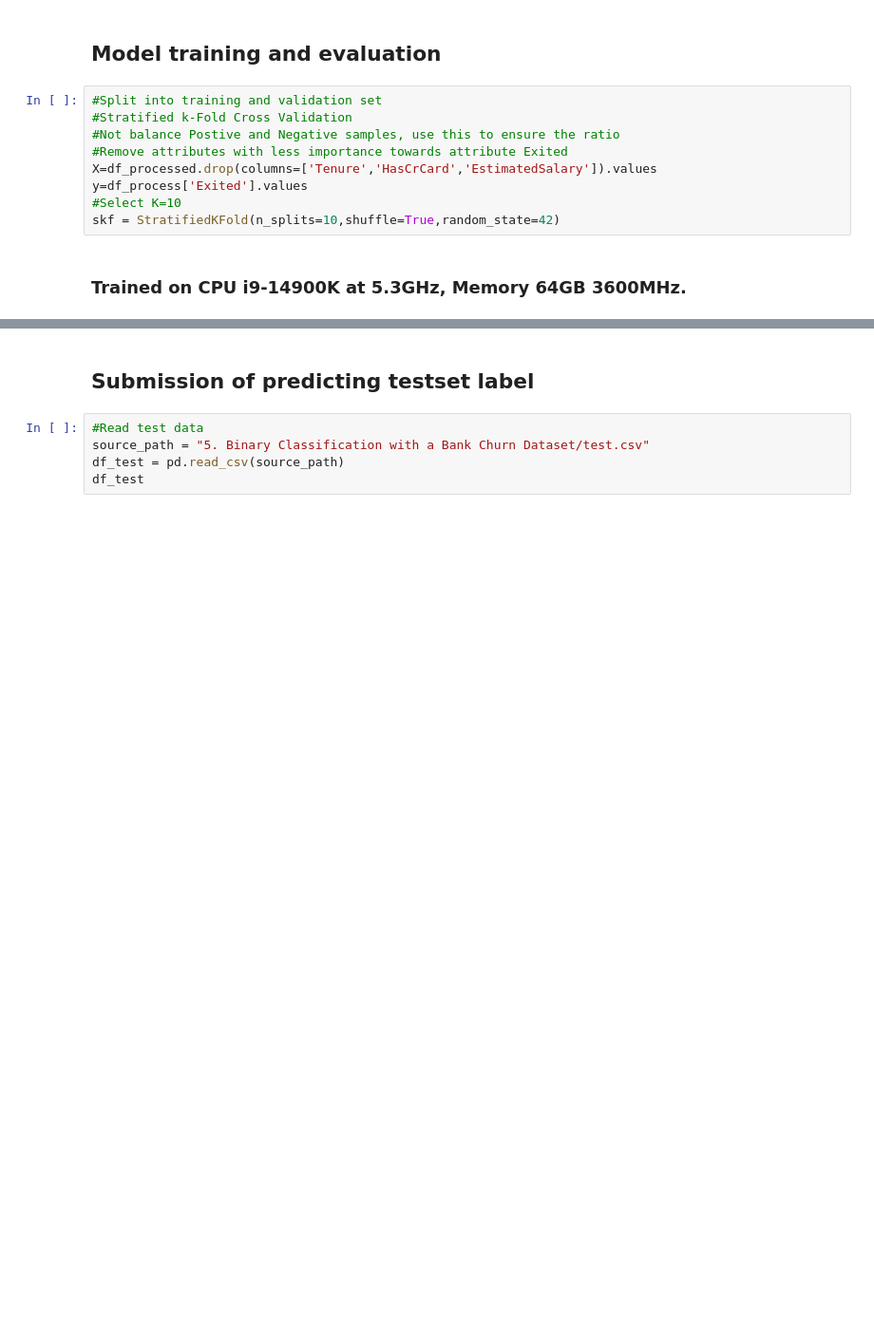
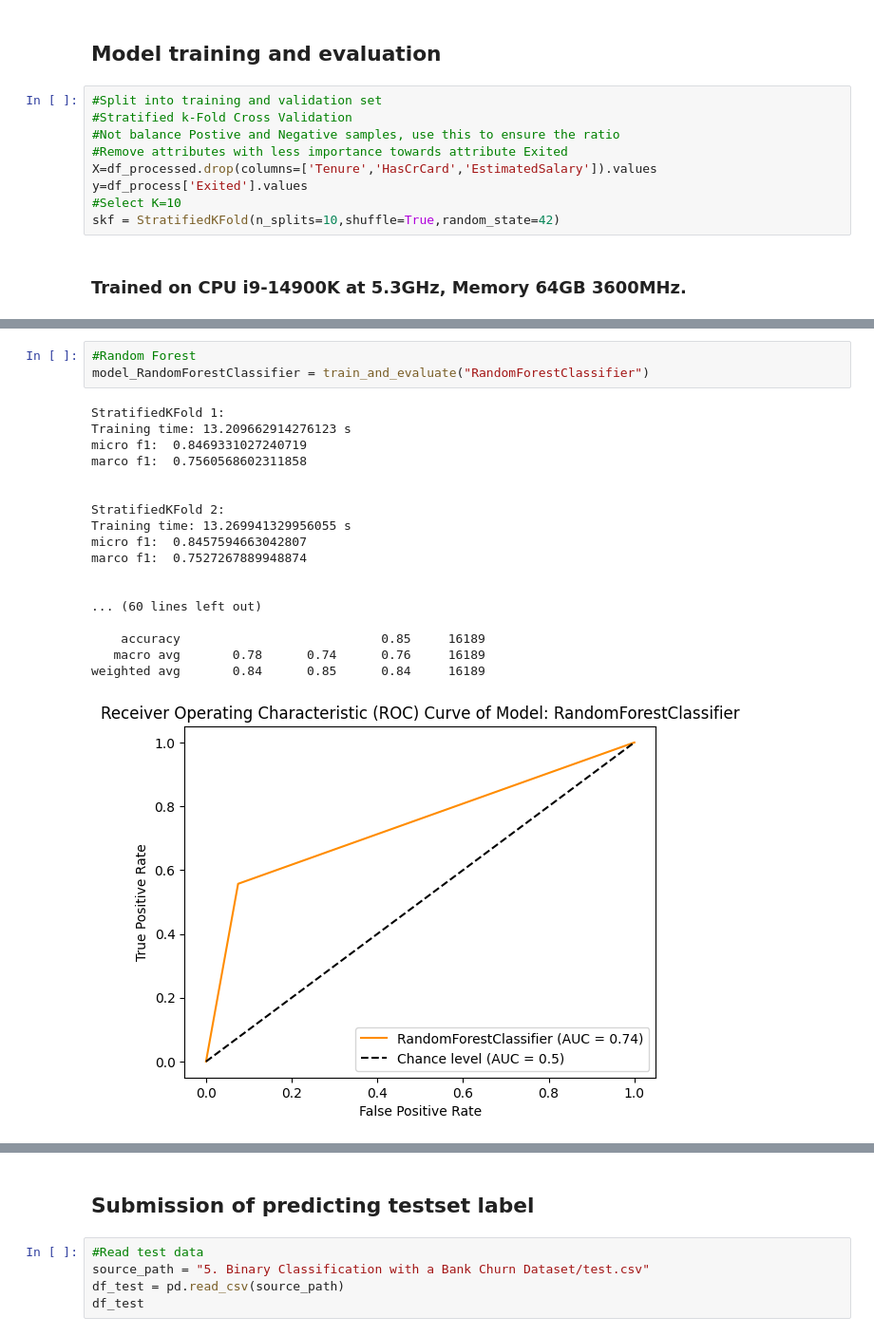
Before and after one commit to OliverWONG-MsC-EEE/COMP5511_Project, a Jupyter notebook: training_v2.ipynb, the cells around one changed output, grey strips where cells are left out. Shown: that part at 95% size. Drawn from its saved outputs; the diff is of its cells as text; blank space fills up the shorter version.

```diff
--- a/training_v2.ipynb
+++ b/training_v2.ipynb
@@ -234,0 +334,22 @@ Best marco f1:  0.7641594048849858
+# %%
+#Random Forest
+model_RandomForestClassifier = train_and_evaluate("RandomForestClassifier")
+# %% [output]
+StratifiedKFold 1:
+Training time: 13.209662914276123 s
+micro f1:  0.8469331027240719
+marco f1:  0.7560568602311858
+
+
+StratifiedKFold 2:
+Training time: 13.269941329956055 s
+micro f1:  0.8457594663042807
+marco f1:  0.7527267889948874
+
+
+... (60 lines left out)
+
+    accuracy                           0.85     16189
+   macro avg       0.78      0.74      0.76     16189
+weighted avg       0.84      0.85      0.84     16189
+[figure, added]
```
Also changed, not shown: parts of 9 cells of this notebook.
